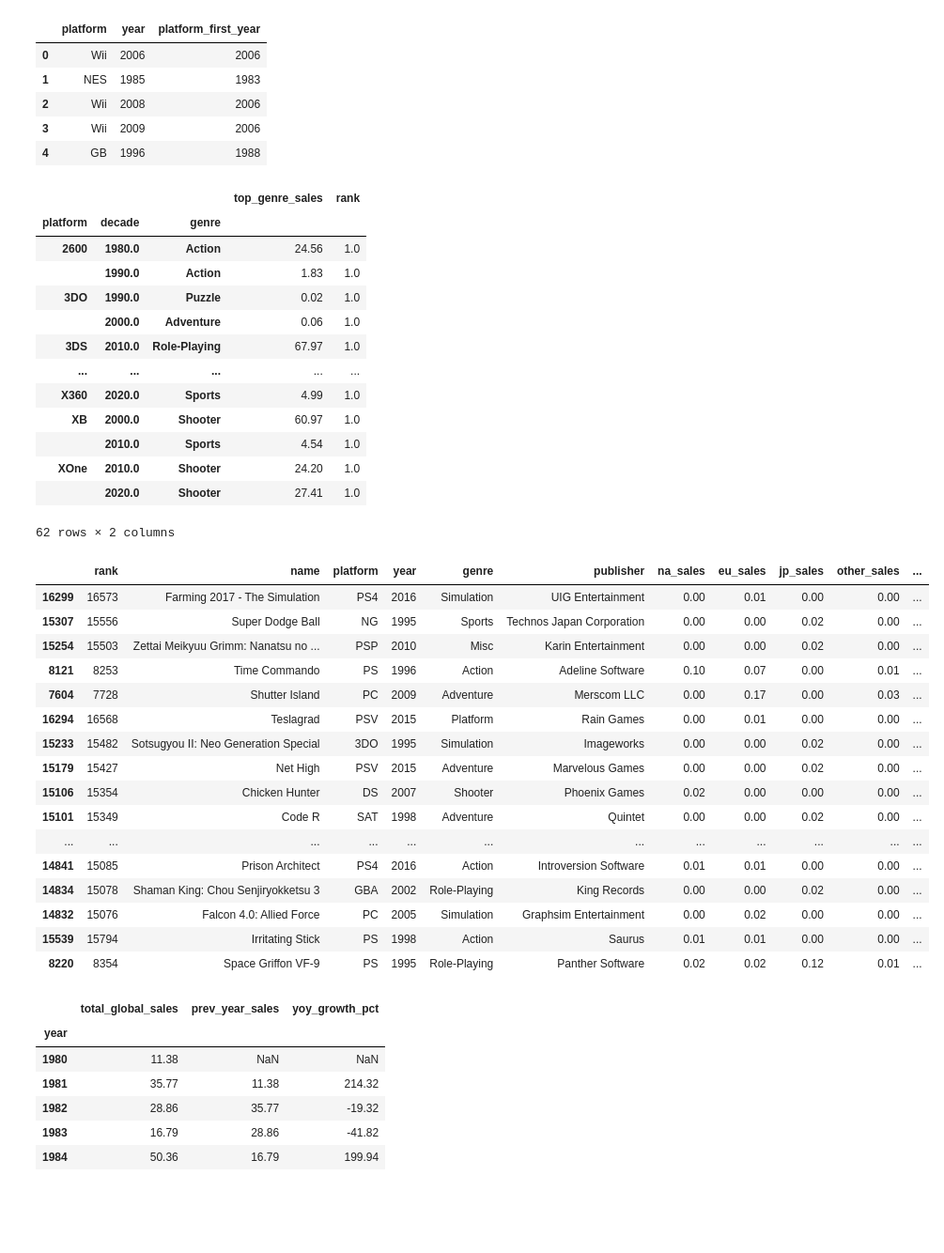
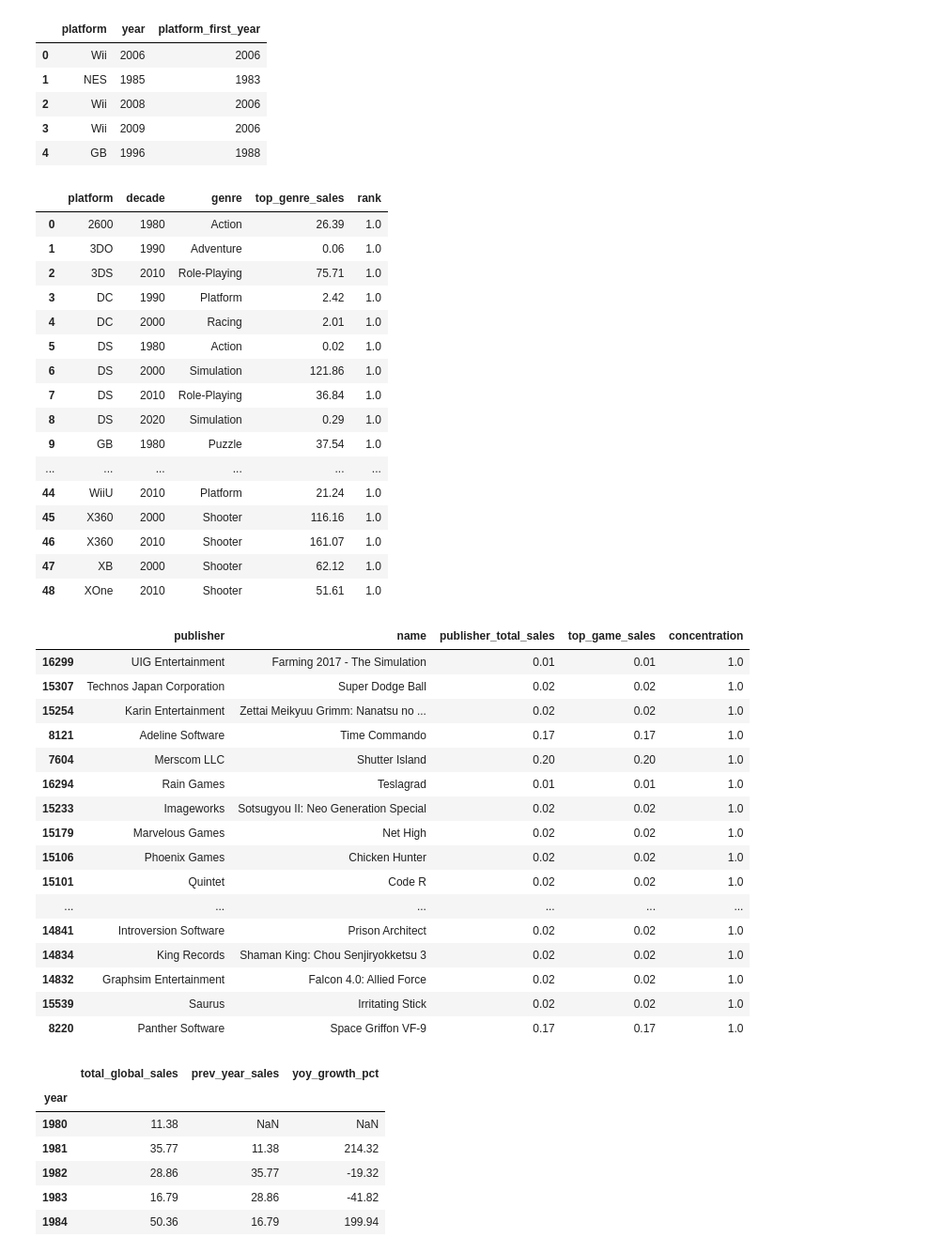
Before and after one commit to 1DownLabs/python-foundations, a Jupyter notebook: notebooks/07_pandas_adv_manipulation.ipynb, the cells around one changed output. Shown at 94% size. Drawn from its saved outputs; the diff is of its cells as text; code cells hidden in the pictures; blank space fills up the shorter version.

```diff
--- a/notebooks/07_pandas_adv_manipulation.ipynb
+++ b/notebooks/07_pandas_adv_manipulation.ipynb
@@ -180,7 +180,7 @@ top_genre
 top_genre_sales'''
 
 
-df['decade'] = (df['year'] / 10 ).round(0)*10
+df['decade'] = (df['year'] // 10 )*10
 
 top_genre_by_sale = (df.groupby(['platform', 'decade', 'genre']).agg(top_genre_sales = ('global_sales', 'sum')))
 
@@ -188,62 +188,66 @@ top_genre_by_sale['rank'] = top_genre_by_sale.groupby(['platform', 'decade'])['t
 
 top_genre_by_sale_final = top_genre_by_sale[top_genre_by_sale['rank'] == 1]
 
+top_genre_by_sale_final =  top_genre_by_sale_final.reset_index()
 top_genre_by_sale_final
 # %% [output]
-|  |  |  | top_genre_sales | rank |
-| platform | decade | genre |  |  |
-| 2600 | 1980.0 | Action | 24.56 | 1.0 |
-|  | 1990.0 | Action | 1.83 | 1.0 |
-| 3DO | 1990.0 | Puzzle | 0.02 | 1.0 |
-|  | 2000.0 | Adventure | 0.06 | 1.0 |
-| 3DS | 2010.0 | Role-Playing | 67.97 | 1.0 |
-| ... | ... | ... | ... | ... |
-| X360 | 2020.0 | Sports | 4.99 | 1.0 |
-| XB | 2000.0 | Shooter | 60.97 | 1.0 |
-|  | 2010.0 | Sports | 4.54 | 1.0 |
-| XOne | 2010.0 | Shooter | 24.20 | 1.0 |
-|  | 2020.0 | Shooter | 27.41 | 1.0 |
+|  | platform | decade | genre | top_genre_sales | rank |
+| 0 | 2600 | 1980 | Action | 26.39 | 1.0 |
+| 1 | 3DO | 1990 | Adventure | 0.06 | 1.0 |
+| 2 | 3DS | 2010 | Role-Playing | 75.71 | 1.0 |
+| 3 | DC | 1990 | Platform | 2.42 | 1.0 |
+| 4 | DC | 2000 | Racing | 2.01 | 1.0 |
+| 5 | DS | 1980 | Action | 0.02 | 1.0 |
+| 6 | DS | 2000 | Simulation | 121.86 | 1.0 |
+| 7 | DS | 2010 | Role-Playing | 36.84 | 1.0 |
+| 8 | DS | 2020 | Simulation | 0.29 | 1.0 |
+| 9 | GB | 1980 | Puzzle | 37.54 | 1.0 |
+| ... | ... | ... | ... | ... | ... |
+| 44 | WiiU | 2010 | Platform | 21.24 | 1.0 |
+| 45 | X360 | 2000 | Shooter | 116.16 | 1.0 |
+| 46 | X360 | 2010 | Shooter | 161.07 | 1.0 |
+| 47 | XB | 2000 | Shooter | 62.12 | 1.0 |
+| 48 | XOne | 2010 | Shooter | 51.61 | 1.0 |
-62 rows × 2 columns
 # %%
 '''DRILL 2 — “Publisher concentration”
 
 For each publisher, compute:
 
 publisher_total_sales
 
 top_game_sales (max global_sales)
 
 concentration = top_game_sales / publisher_total_sales
 
 Return top 20 publishers by concentration (descending), include game name.'''
 
 
 
 df['publisher_total_sales'] = df.groupby('publisher')['global_sales'].transform('sum')
 df['top_game_sales'] = df.groupby('publisher')['global_sales'].transform('max')
 df['concentration'] = (df['top_game_sales'] / df['publisher_total_sales']).round(decimals=2)
 
-top_20_pub_by_concen =  df.sort_values('concentration', ascending= False).head(20)
+top_20_pub_by_concen =  df[['publisher','name','publisher_total_sales','top_game_sales','concentration']].sort_values('concentration', ascending= False).head(20)
 
 top_20_pub_by_concen
 # %% [output]
-|  | rank | name | platform | year | genre | publisher | na_sales | eu_sales | jp_sales | other_sales | ... |
-| 16299 | 16573 | Farming 2017 - The Simulation | PS4 | 2016 | Simulation | UIG Entertainment | 0.00 | 0.01 | 0.00 | 0.00 | ... |
-| 15307 | 15556 | Super Dodge Ball | NG | 1995 | Sports | Technos Japan Corporation | 0.00 | 0.00 | 0.02 | 0.00 | ... |
-| 15254 | 15503 | Zettai Meikyuu Grimm: Nanatsu no ... | PSP | 2010 | Misc | Karin Entertainment | 0.00 | 0.00 | 0.02 | 0.00 | ... |
-| 8121 | 8253 | Time Commando | PS | 1996 | Action | Adeline Software | 0.10 | 0.07 | 0.00 | 0.01 | ... |
-| 7604 | 7728 | Shutter Island | PC | 2009 | Adventure | Merscom LLC | 0.00 | 0.17 | 0.00 | 0.03 | ... |
-| 16294 | 16568 | Teslagrad | PSV | 2015 | Platform | Rain Games | 0.00 | 0.01 | 0.00 | 0.00 | ... |
-| 15233 | 15482 | Sotsugyou II: Neo Generation Special | 3DO | 1995 | Simulation | Imageworks | 0.00 | 0.00 | 0.02 | 0.00 | ... |
-| 15179 | 15427 | Net High | PSV | 2015 | Adventure | Marvelous Games | 0.00 | 0.00 | 0.02 | 0.00 | ... |
-| 15106 | 15354 | Chicken Hunter | DS | 2007 | Shooter | Phoenix Games | 0.02 | 0.00 | 0.00 | 0.00 | ... |
-| 15101 | 15349 | Code R | SAT | 1998 | Adventure | Quintet | 0.00 | 0.00 | 0.02 | 0.00 | ... |
-| ... | ... | ... | ... | ... | ... | ... | ... | ... | ... | ... | ... |
-| 14841 | 15085 | Prison Architect | PS4 | 2016 | Action | Introversion Software | 0.01 | 0.01 | 0.00 | 0.00 | ... |
-| 14834 | 15078 | Shaman King: Chou Senjiryokketsu 3 | GBA | 2002 | Role-Playing | King Records | 0.00 | 0.00 | 0.02 | 0.00 | ... |
-| 14832 | 15076 | Falcon 4.0: Allied Force | PC | 2005 | Simulation | Graphsim Entertainment | 0.00 | 0.02 | 0.00 | 0.00 | ... |
-| 15539 | 15794 | Irritating Stick | PS | 1998 | Action | Saurus | 0.01 | 0.01 | 0.00 | 0.00 | ... |
-| 8220 | 8354 | Space Griffon VF-9 | PS | 1995 | Role-Playing | Panther Software | 0.02 | 0.02 | 0.12 | 0.01 | ... |
+|  | publisher | name | publisher_total_sales | top_game_sales | concentration |
+| 16299 | UIG Entertainment | Farming 2017 - The Simulation | 0.01 | 0.01 | 1.0 |
+| 15307 | Technos Japan Corporation | Super Dodge Ball | 0.02 | 0.02 | 1.0 |
+| 15254 | Karin Entertainment | Zettai Meikyuu Grimm: Nanatsu no ... | 0.02 | 0.02 | 1.0 |
+| 8121 | Adeline Software | Time Commando | 0.17 | 0.17 | 1.0 |
+| 7604 | Merscom LLC | Shutter Island | 0.20 | 0.20 | 1.0 |
+| 16294 | Rain Games | Teslagrad | 0.01 | 0.01 | 1.0 |
+| 15233 | Imageworks | Sotsugyou II: Neo Generation Special | 0.02 | 0.02 | 1.0 |
+| 15179 | Marvelous Games | Net High | 0.02 | 0.02 | 1.0 |
+| 15106 | Phoenix Games | Chicken Hunter | 0.02 | 0.02 | 1.0 |
+| 15101 | Quintet | Code R | 0.02 | 0.02 | 1.0 |
+| ... | ... | ... | ... | ... | ... |
+| 14841 | Introversion Software | Prison Architect | 0.02 | 0.02 | 1.0 |
+| 14834 | King Records | Shaman King: Chou Senjiryokketsu 3 | 0.02 | 0.02 | 1.0 |
+| 14832 | Graphsim Entertainment | Falcon 4.0: Allied Force | 0.02 | 0.02 | 1.0 |
+| 15539 | Saurus | Irritating Stick | 0.02 | 0.02 | 1.0 |
+| 8220 | Panther Software | Space Griffon VF-9 | 0.17 | 0.17 | 1.0 |
 # %%
 '''DRILL 3 — “Year-over-year growth”
 
```
Also changed, not shown: parts of 1 cell of this notebook.
